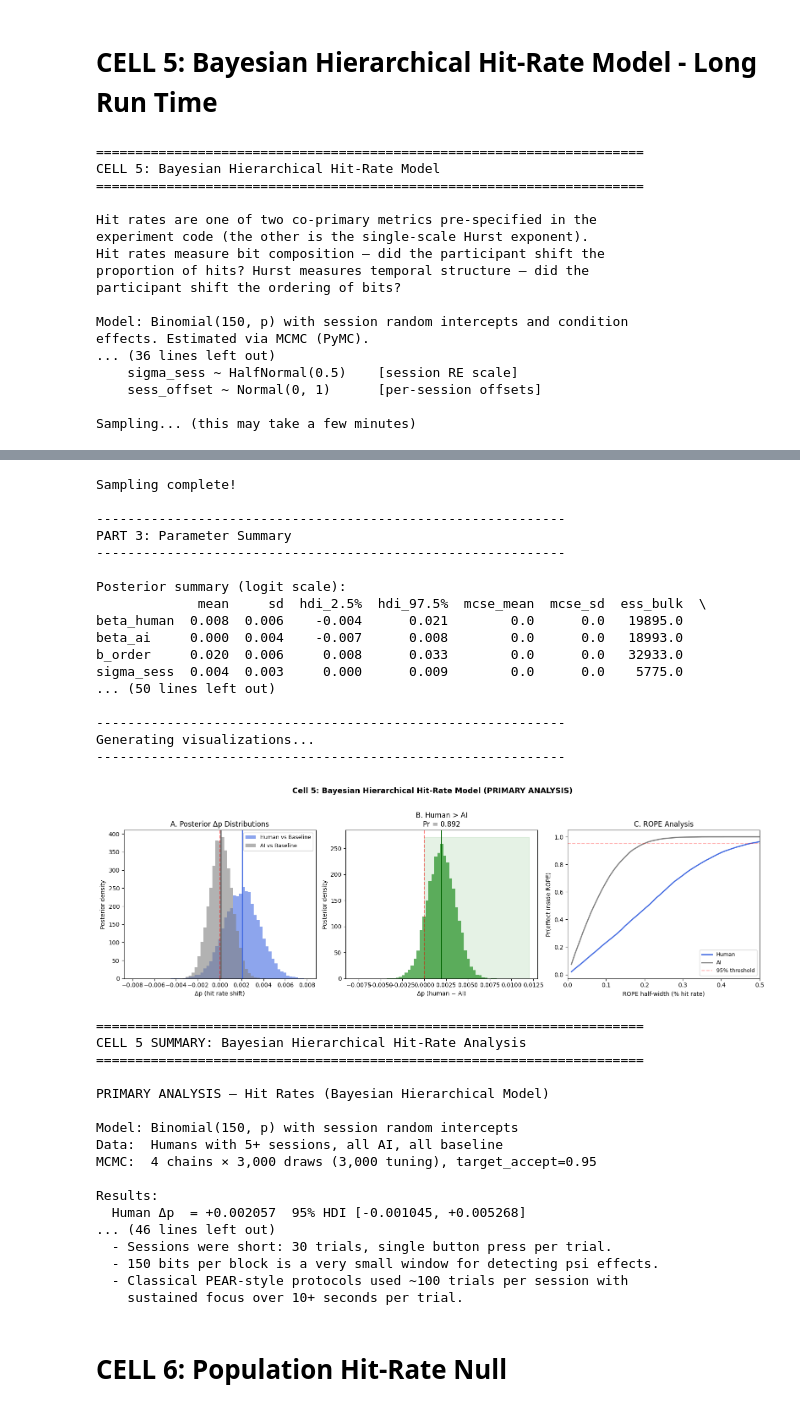
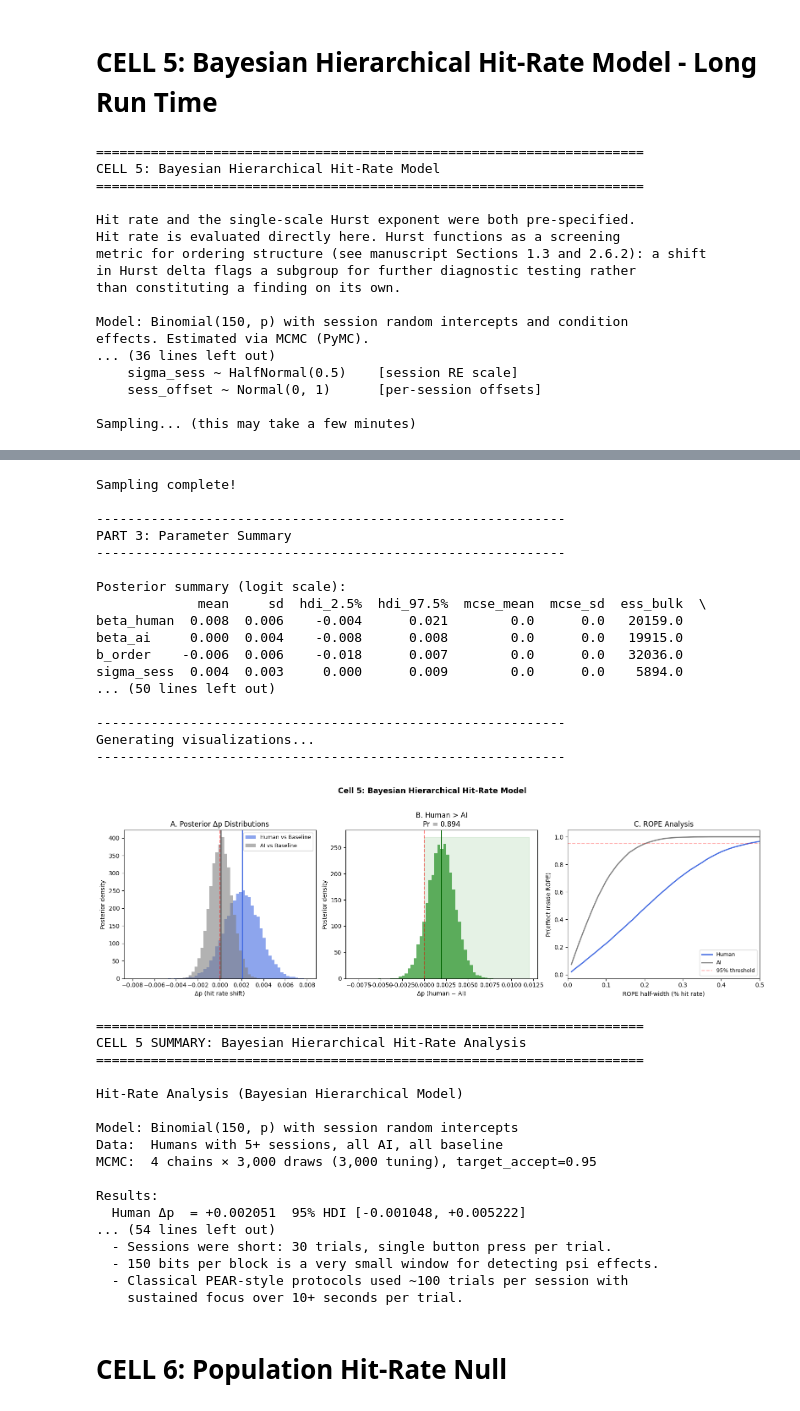
Before and after one commit to catboxer/Beyond-The-Mean, a Jupyter notebook: analysis/Exp4_Notebook2_Zen_Temporal_Structure_Analysis.ipynb, the cells around one changed output, grey strips where cells are left out. Saved outputs shown, nothing was run; the diff lists cells and outputs as text; code cells hidden in the pictures.

Commit message:
updated reframed notebooks to move hurst away from secondary metric

```diff
--- a/analysis/Exp4_Notebook2_Zen_Temporal_Structure_Analysis.ipynb
+++ b/analysis/Exp4_Notebook2_Zen_Temporal_Structure_Analysis.ipynb
@@ -1468,7 +1468,7 @@ print("="*70)
 print("""
 Hit rate and the single-scale Hurst exponent were both pre-specified.
 Hit rate is evaluated directly here. Hurst functions as a screening
-metric for ordering structure (see manuscript Section 1.4): a shift
+metric for ordering structure (see manuscript Sections 1.3 and 2.6.2): a shift
 in Hurst delta flags a subgroup for further diagnostic testing rather
 than constituting a finding on its own.
 
@@ -1875,56 +1875,56 @@ Context:
     sustained focus over 10+ seconds per trial.
 """)
 # %% [output]
 ======================================================================
 CELL 5: Bayesian Hierarchical Hit-Rate Model
 ======================================================================
 
-Hit rates are one of two co-primary metrics pre-specified in the
-experiment code (the other is the single-scale Hurst exponent).
-Hit rates measure bit composition — did the participant shift the
-proportion of hits? Hurst measures temporal structure — did the
-participant shift the ordering of bits?
+Hit rate and the single-scale Hurst exponent were both pre-specified.
+Hit rate is evaluated directly here. Hurst functions as a screening
+metric for ordering structure (see manuscript Sections 1.3 and 2.6.2): a shift
+in Hurst delta flags a subgroup for further diagnostic testing rather
+than constituting a finding on its own.
 
 Model: Binomial(150, p) with session random intercepts and condition
 effects. Estimated via MCMC (PyMC).
 ... (36 lines left out)
     sigma_sess ~ HalfNormal(0.5)    [session RE scale]
     sess_offset ~ Normal(0, 1)      [per-session offsets]
 
 Sampling... (this may take a few minutes)
 [interactive output not drawn]
 [interactive output not drawn]
 Sampling complete!
 
 ------------------------------------------------------------
 PART 3: Parameter Summary
 ------------------------------------------------------------
 
 Posterior summary (logit scale):
              mean     sd  hdi_2.5%  hdi_97.5%  mcse_mean  mcse_sd  ess_bulk  \
-beta_human  0.008  0.006    -0.004      0.021        0.0      0.0   19895.0
-beta_ai     0.000  0.004    -0.007      0.008        0.0      0.0   18993.0
-b_order     0.020  0.006     0.008      0.033        0.0      0.0   32933.0
-sigma_sess  0.004  0.003     0.000      0.009        0.0      0.0    5775.0
+beta_human  0.008  0.006    -0.004      0.021        0.0      0.0   20159.0
+beta_ai     0.000  0.004    -0.008      0.008        0.0      0.0   19915.0
+b_order    -0.006  0.006    -0.018      0.007        0.0      0.0   32036.0
+sigma_sess  0.004  0.003     0.000      0.009        0.0      0.0    5894.0
 ... (50 lines left out)
 
 ------------------------------------------------------------
 Generating visualizations...
 ------------------------------------------------------------
-[figure, old version]
+[figure, new version]
 ======================================================================
 CELL 5 SUMMARY: Bayesian Hierarchical Hit-Rate Analysis
 ======================================================================
 
-PRIMARY ANALYSIS — Hit Rates (Bayesian Hierarchical Model)
+Hit-Rate Analysis (Bayesian Hierarchical Model)
 
 Model: Binomial(150, p) with session random intercepts
 Data:  Humans with 5+ sessions, all AI, all baseline
 MCMC:  4 chains × 3,000 draws (3,000 tuning), target_accept=0.95
 
 Results:
-  Human Δp  = +0.002057  95% HDI [-0.001045, +0.005268]
-... (46 lines left out)
+  Human Δp  = +0.002051  95% HDI [-0.001048, +0.005222]
+... (54 lines left out)
   - Sessions were short: 30 trials, single button press per trial.
   - 150 bits per block is a very small window for detecting psi effects.
   - Classical PEAR-style protocols used ~100 trials per session with
```
Also changed, not shown: parts of 28 cells of this notebook, 1 other file.
